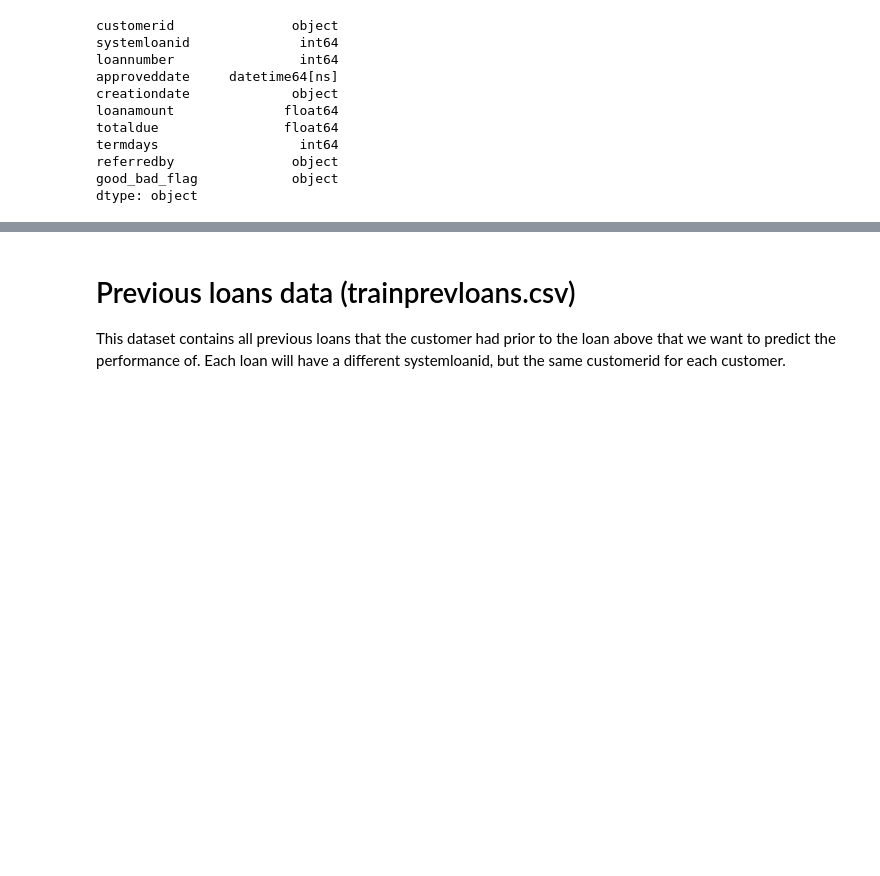
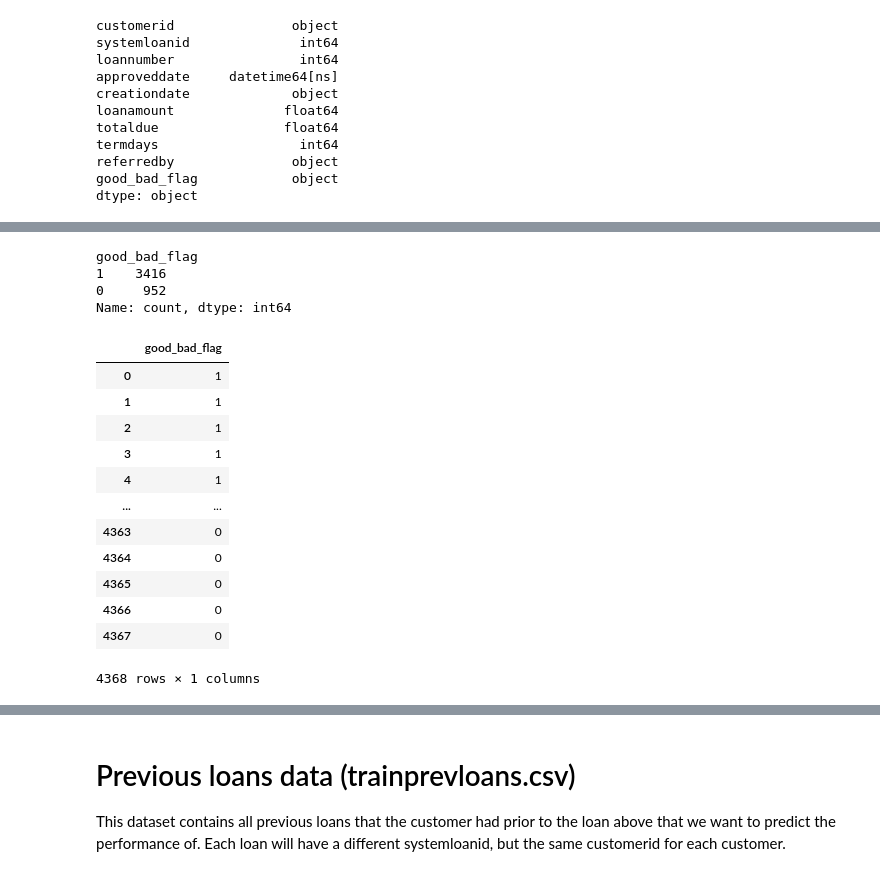
Before and after one commit to Refactory-Capstone-Project/Loan-default-prediction-challenge-, a Jupyter notebook: LoanPredictionSubmission.ipynb, the cells around one changed output, grey strips where cells are left out. Saved outputs shown, nothing was run; the diff lists cells and outputs as text; code cells hidden in the pictures; blank space fills up the shorter version.

```diff
--- a/LoanPredictionSubmission.ipynb
+++ b/LoanPredictionSubmission.ipynb
@@ -310,0 +302,25 @@ dtype: object
+# %%
+train_perf["good_bad_flag"].value_counts()
+# %% [output]
+good_bad_flag
+1    3416
+0     952
+Name: count, dtype: int64
+# %%
+encoder = LabelEncoder()
+train_perf['good_bad_flag'] = encoder.fit_transform(train_perf['good_bad_flag'])
+train_perf[['good_bad_flag']]
+# %% [output]
+|  | good_bad_flag |
+| 0 | 1 |
+| 1 | 1 |
+| 2 | 1 |
+| 3 | 1 |
+| 4 | 1 |
+| ... | ... |
+| 4363 | 0 |
+| 4364 | 0 |
+| 4365 | 0 |
+| 4366 | 0 |
+| 4367 | 0 |
+4368 rows × 1 columns
```
Also changed, not shown: parts of 19 cells of this notebook.
